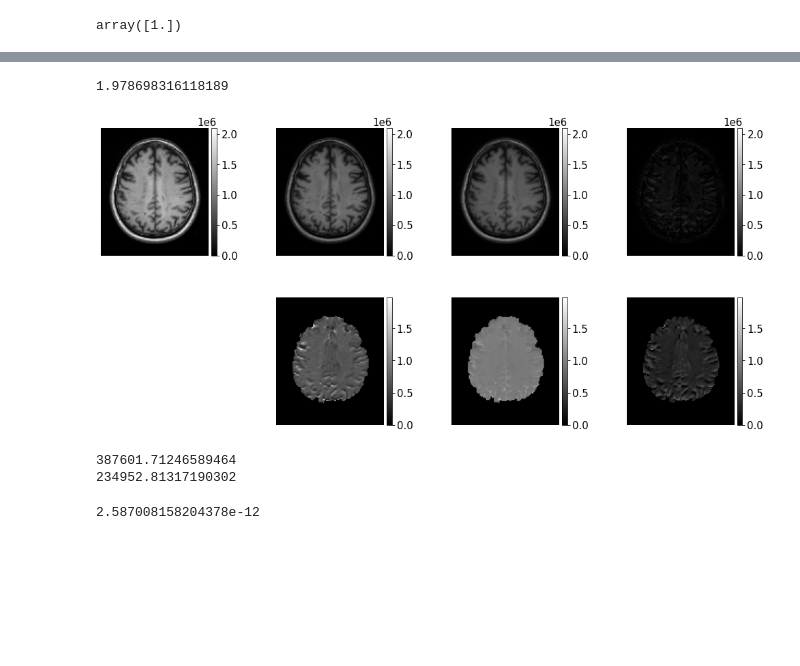
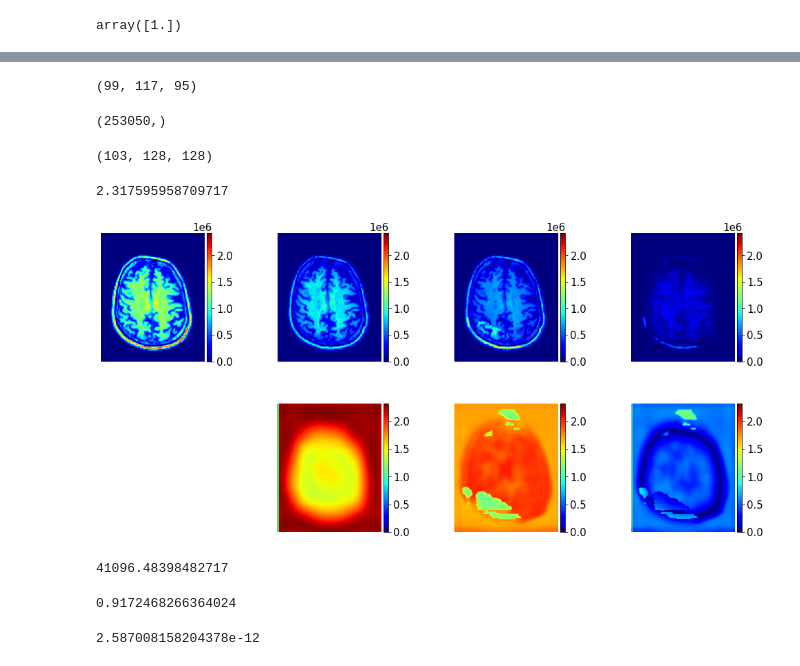
Before and after one commit to MASILab/DeepN4, a Jupyter notebook: src/data_train.ipynb, the cells around one changed output, grey strips where cells are left out. Cells and saved outputs as stored; diff of their text form; code cells hidden in the pictures; blank space fills up the shorter version.

```diff
--- a/src/data_train.ipynb
+++ b/src/data_train.ipynb
@@ -223,3 +233,11 @@ estimated_field = (target1 + eps)/(input1 + eps)
 predicted_field = (pred0 + eps)/(input1 + eps)
 estimated_field = np.where(mask1, estimated_field, 0)
 predicted_field = np.where(mask1, predicted_field, 0)
+estimated_field.shape
+# %% [output]
+(99, 117, 95)
+# %%
+estimated_field = estimated_field[estimated_field != 0]
+estimated_field.shape
+# %% [output]
+(253050,)
@@ -226,3 +260,31 @@ predicted_field = np.where(mask1, predicted_field, 0)
+# %%
+input1 = nib.load('/home/local/VANDERBILT/kanakap/deepN4_data/inputs/sub-0069_ses-adni2year4scanner100_T1w.nii.gz').get_fdata()
+target1 = nib.load('/home/local/VANDERBILT/kanakap/deepN4_data/labels/sub-0069_ses-adni2year4scanner100_T1w.nii.gz').get_fdata()
+# mask1 = nib.load('/home/local/VANDERBILT/kanakap/deepN4_data_MNI/bet_mask/sub-0069_ses-adni2year4scanner100_T1w.nii.gz').get_fdata()
+pred1 = nib.load('/nfs/masi/kanakap/projects/DeepN4/src/unet_trained_model_auto/pred_3dunet_auto.nii.gz').get_fdata()
+# eps = 1e-6
+estimated_field = nib.load('/home/local/VANDERBILT/kanakap/downsample_bais_sub-0069_ses-adni2year4scanner100_T1w.nii.gz').get_fdata()
+predicted_field = nib.load('/nfs/masi/kanakap/projects/DeepN4/src/unet_trained_model_auto/pred_biasfield_auto.nii.gz').get_fdata()
+# %%
+input1 = nib.load('/home/local/VANDERBILT/kanakap/deepN4_data/inputs/sub-0069_ses-adni2year4scanner100_T1w.nii.gz').get_fdata()
+target1 = nib.load('/home/local/VANDERBILT/kanakap/deepN4_data/labels/sub-0069_ses-adni2year4scanner100_T1w.nii.gz').get_fdata()
+# mask1 = nib.load('/home/local/VANDERBILT/kanakap/deepN4_data_MNI/bet_mask/sub-0069_ses-adni2year4scanner100_T1w.nii.gz').get_fdata()
+pred1 = nib.load('/nfs/masi/kanakap/projects/DeepN4/src/unet_trained_model_logsub_d100/pred_3dunet_logsub_d100.nii.gz').get_fdata()
+# eps = 1e-6
+estimated_field = nib.load('/home/local/VANDERBILT/kanakap/downsample_bais_sub-0069_ses-adni2year4scanner100_T1w.nii.gz').get_fdata()
+predicted_field = nib.load('/nfs/masi/kanakap/projects/DeepN4/src/unet_trained_model_logsub_d100/pred_biasfield_logsub_d100.nii.gz').get_fdata()
+# %%
+input1 = nib.load('/home/local/VANDERBILT/kanakap/deepN4_data/inputs/sub-0731_ses-adni3year2scanner006_T1w.nii.gz').get_fdata()
+target1 = nib.load('/home/local/VANDERBILT/kanakap/deepN4_data/labels/sub-0731_ses-adni3year2scanner006_T1w.nii.gz').get_fdata()
+# mask1 = nib.load('/home/local/VANDERBILT/kanakap/deepN4_data_MNI/bet_mask/sub-0069_ses-adni2year4scanner100_T1w.nii.gz').get_fdata()
+pred1 = nib.load('/nfs/masi/kanakap/projects/DeepN4/src/unet_trained_model_logsub2/train_pred_3dunet_logsub2.nii.gz').get_fdata()
+# eps = 1e-6
+estimated_field = nib.load('/home/local/VANDERBILT/kanakap/downsample_bais_sub-0731_ses-adni3year2scanner006_T1w.nii.gz').get_fdata()
+predicted_field = nib.load('/nfs/masi/kanakap/projects/DeepN4/src/unet_trained_model_logsub2/train_pred_biasfield_logsub2.nii.gz').get_fdata()
+# %%
+pred1.shape
+# %% [output]
+(103, 128, 128)
 # %%
 plt.rcParams.update({'font.size':15})
 fig, ax = plt.subplots(figsize=(18,8))
@@ -235,7 +297,7 @@ plt.subplot(2,4,1)
 plt.axis('off')
 m = 0
 M = np.max(slice)
-im = plt.imshow(np.abs(slice),vmin=m, vmax=M,  cmap='gray')
+im = plt.imshow(np.abs(slice),vmin=m, vmax=M,  cmap='jet')
 divider = make_axes_locatable(plt.gca())
 ax = divider.append_axes("right", size="5%", pad=0.05)
 a = plt.colorbar(im, cax=ax)
@@ -246,31 +308,31 @@ slice = np.flip(np.rot90(slice,3))
 slice = np.nan_to_num(slice)
 plt.subplot(2,4,2)
 plt.axis('off')
-im = plt.imshow(np.abs(slice),vmin=m, vmax=M, cmap='gray')
+im = plt.imshow(np.abs(slice),vmin=m, vmax=M, cmap='jet')
 divider = make_axes_locatable(plt.gca())
 ax = divider.append_axes("right", size="5%", pad=0.05)
 a = plt.colorbar(im, cax=ax)
 
-slice = pred0
+slice = pred1
 slice = slice[:,:,np.int32(slice.shape[2] / 1.7)]
 slice = np.flip(np.rot90(slice,3))
 slice = np.nan_to_num(slice)
 
 plt.subplot(2,4,3)
 plt.axis('off')
-im = plt.imshow(np.abs(slice),vmin=m, vmax=M,  cmap='gray')
+im = plt.imshow(np.abs(slice),vmin=m, vmax=M,  cmap='jet')
 divider = make_axes_locatable(plt.gca())
 ax = divider.append_axes("right", size="5%", pad=0.05)
 a = plt.colorbar(im, cax=ax)
 
-slice = pred0 - target1
+slice = pred1 - target1
 slice = slice[:,:,np.int32(slice.shape[2] / 1.7)]
 slice = np.flip(np.rot90(slice,3))
 slice = np.nan_to_num(slice)
 
 plt.subplot(2,4,4)
 plt.axis('off')
-im = plt.imshow(np.abs(slice),vmin=m, vmax=M,  cmap='gray')
+im = plt.imshow(np.abs(slice),vmin=m, vmax=M,  cmap='jet')
 divider = make_axes_locatable(plt.gca())
 ax = divider.append_axes("right", size="5%", pad=0.05)
 a = plt.colorbar(im, cax=ax)
@@ -285,41 +347,35 @@ M = np.max(slice)
 print(np.max(slice))
 plt.subplot(2,4,6)
 plt.axis('off')
-im = plt.imshow(np.abs(slice),vmin=m, vmax=M,  cmap='gray')
+im = plt.imshow(np.abs(slice),vmin=m, vmax=M,  cmap='jet')
 divider = make_axes_locatable(plt.gca())
 ax = divider.append_axes("right", size="5%", pad=0.05)
 a = plt.colorbar(im, cax=ax)
 
 slice = predicted_field
 slice = slice[:,:,np.int32(slice.shape[2] / 1.7)]
 slice = np.flip(np.rot90(slice,3))
 slice = np.nan_to_num(slice)
 
 plt.subplot(2,4,7)
 plt.axis('off')
-im = plt.imshow(np.abs(slice),vmin=m, vmax=M,  cmap='gray')
+im = plt.imshow(np.abs(slice),vmin=m, vmax=M,  cmap='jet')
 divider = make_axes_locatable(plt.gca())
 ax = divider.append_axes("right", size="5%", pad=0.05)
 a = plt.colorbar(im, cax=ax)
 
 slice = predicted_field - estimated_field
 slice = slice[:,:,np.int32(slice.shape[2] / 1.7)]
 slice = np.flip(np.rot90(slice,3))
 slice = np.nan_to_num(slice)
 
 plt.subplot(2,4,8)
 plt.axis('off')
-im = plt.imshow(np.abs(slice),vmin=m, vmax=M,  cmap='gray')
+im = plt.imshow(np.abs(slice),vmin=m, vmax=M,  cmap='jet')
 divider = make_axes_locatable(plt.gca())
 ax = divider.append_axes("right", size="5%", pad=0.05)
 a = plt.colorbar(im, cax=ax)
 plt.subplots_adjust(wspace=0.1,hspace=0.33)
 # %% [output]
-1.978698316118189
+2.317595958709717
-[figure, old version]
+[figure, new version]
-# %%
-print(np.mean(input1))
-print(np.mean(target1))
-# %% [output]
-387601.71246589464
-234952.81317190302
@@ -326,3 +388,11 @@ print(np.mean(target1))
+# %%
+fun_rmse(target1,pred1)
+# %% [output]
+41096.48398482717
+# %%
+fun_rmse(estimated_field,predicted_field)
+# %% [output]
+0.9172468266364024
 # %%
 eps = 1e-6
 slice = (target1 + eps)/(input1 + eps)
```
Also changed, not shown: parts of 21 cells of this notebook, 6 other files.
